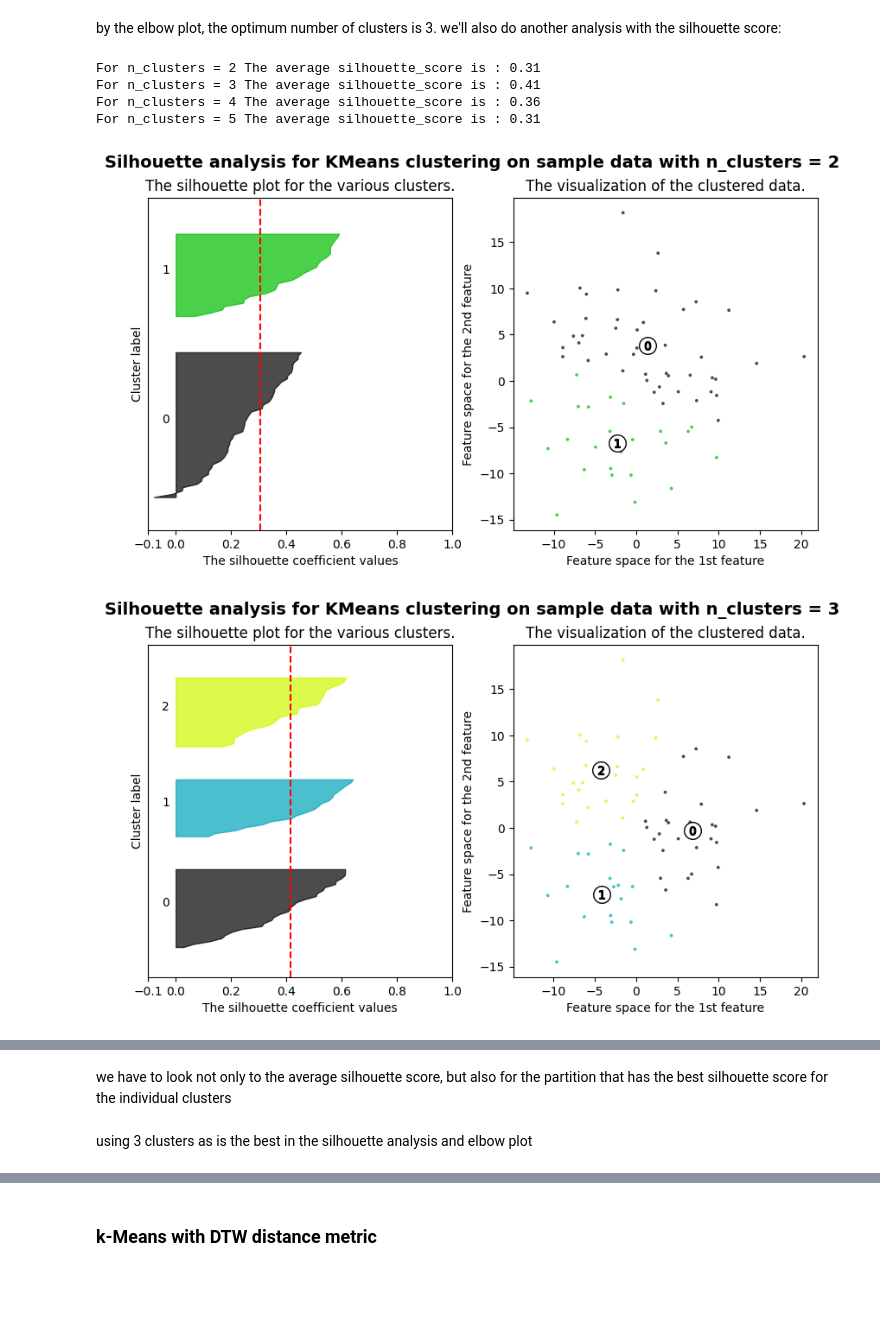
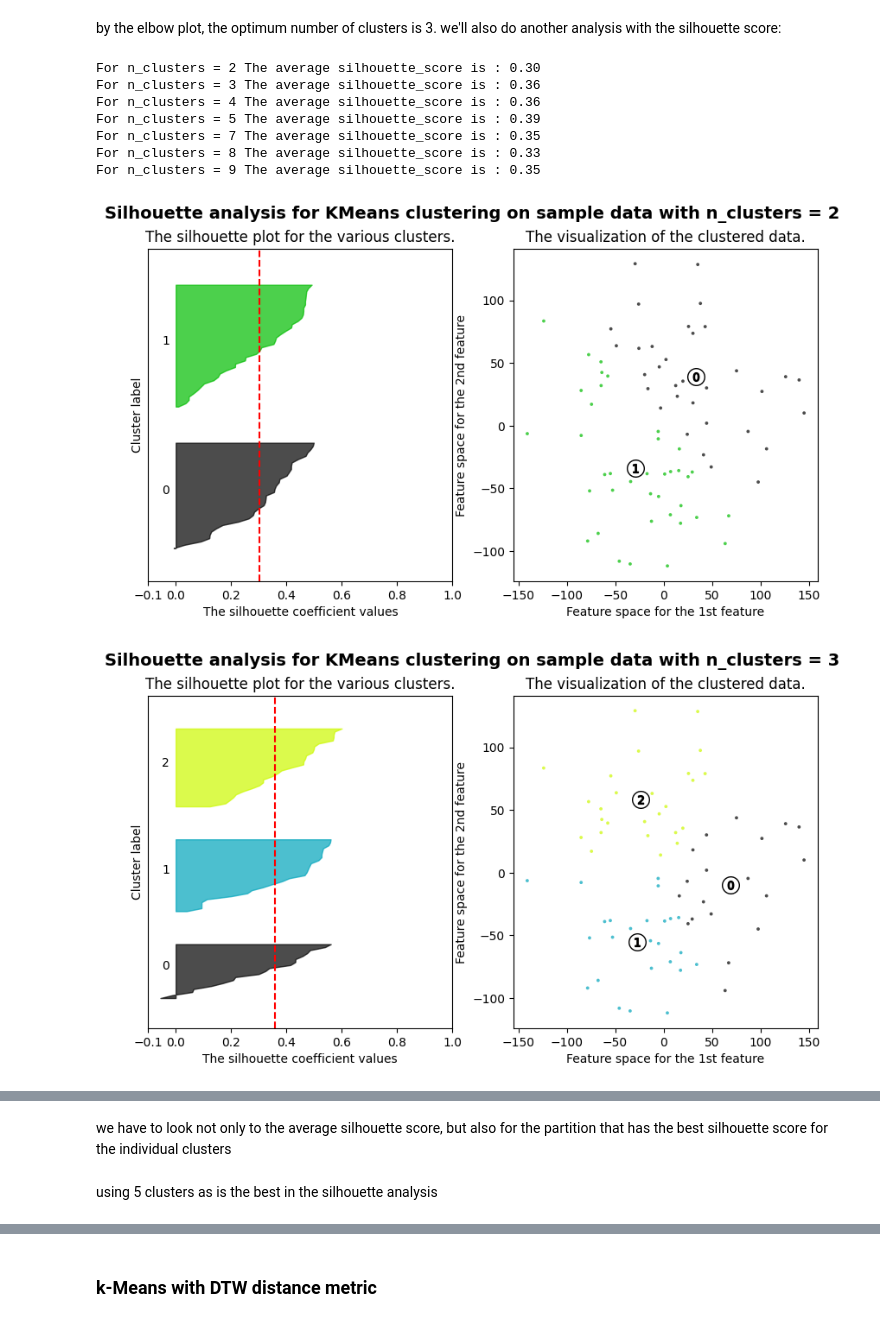
Before and after one commit to sarabreu/thesis_dev, a Jupyter notebook: 5_time_series_clustering/all_imp_vars/clean_wind.ipynb, the cells around one changed output, grey strips where cells are left out. Saved outputs shown, nothing was run; the diff lists cells and outputs as text; code cells hidden in the pictures; blank space fills up the shorter version.

```diff
--- a/5_time_series_clustering/all_imp_vars/clean_wind.ipynb
+++ b/5_time_series_clustering/all_imp_vars/clean_wind.ipynb
@@ -95,0 +127,4 @@ df_subset
+# %%
+df_subset['read_at'] = pd.to_datetime(df_subset['read_at'])
+# %%
+df_subset['read_at'] = df_subset['read_at'].apply(pd.Timestamp.timestamp).values.reshape(-1, 1)
@@ -112,5 +149,3 @@ wind_direction          float64
 power_average           float64
 exterior_temperature    float64
 dtype: object
-# %%
-X['read_at'] = pd.to_datetime(X['read_at'])
@@ -123,2 +151,0 @@ See the caveats in the documentation: https://pandas.pydata.org/pandas-docs/stab
-# %%
-X['read_at'] = X['read_at'].apply(pd.Timestamp.timestamp).values.reshape(-1, 1)
@@ -242,7 +260,7 @@ def zoom_in_plot(X_train, y_pred, cluster_centers, sz, title:str):
 # %%
 X = train_pca
 
-range_n_clusters = [2,3,4,5]
+range_n_clusters = [2,3,4,5,7,8,9]
 
 for n_clusters in range_n_clusters:
     # Create a subplot with 1 row and 2 columns
@@ -321,35 +339,38 @@ for n_clusters in range_n_clusters:
     # Labeling the clusters
     centers = clusterer.cluster_centers_
     # Draw white circles at cluster centers
     ax2.scatter(
         centers[:, 0],
         centers[:, 1],
         marker="o",
         c="white",
         alpha=1,
         s=200,
         edgecolor="k",
     )
 
     for i, c in enumerate(centers):
         ax2.scatter(c[0], c[1], marker="$%d$" % i, alpha=1, s=50, edgecolor="k")
 
     ax2.set_title("The visualization of the clustered data.")
     ax2.set_xlabel("Feature space for the 1st feature")
     ax2.set_ylabel("Feature space for the 2nd feature")
 
     plt.suptitle(
         "Silhouette analysis for KMeans clustering on sample data with n_clusters = %d"
         % n_clusters,
         fontsize=14,
         fontweight="bold",
     )
 
 plt.show()
 # %% [output]
-For n_clusters = 2 The average silhouette_score is : 0.31
-For n_clusters = 3 The average silhouette_score is : 0.41
+For n_clusters = 2 The average silhouette_score is : 0.30
+For n_clusters = 3 The average silhouette_score is : 0.36
 For n_clusters = 4 The average silhouette_score is : 0.36
-For n_clusters = 5 The average silhouette_score is : 0.31
+For n_clusters = 5 The average silhouette_score is : 0.39
+For n_clusters = 7 The average silhouette_score is : 0.35
+For n_clusters = 8 The average silhouette_score is : 0.33
+For n_clusters = 9 The average silhouette_score is : 0.35
-[figure, old version]
+[figure, new version]
-[figure, old version]
+[figure, new version]
@@ -358,4 +382,4 @@ For n_clusters = 5 The average silhouette_score is : 0.31
 # %% [markdown]
 we have to look not only to the average silhouette score, but also for the partition that has the best silhouette score for the individual clusters
 # %% [markdown]
-using 3 clusters as is the best in the silhouette analysis and elbow plot
+using 5 clusters as is the best in the silhouette analysis
```
Also changed, not shown: parts of 51 cells of this notebook, 7 other files.
